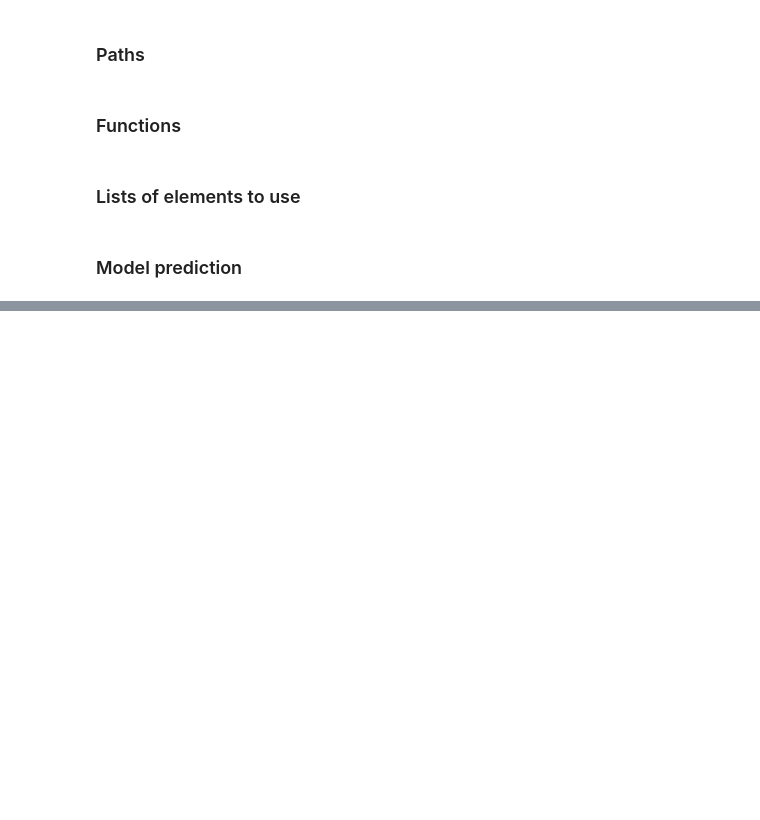
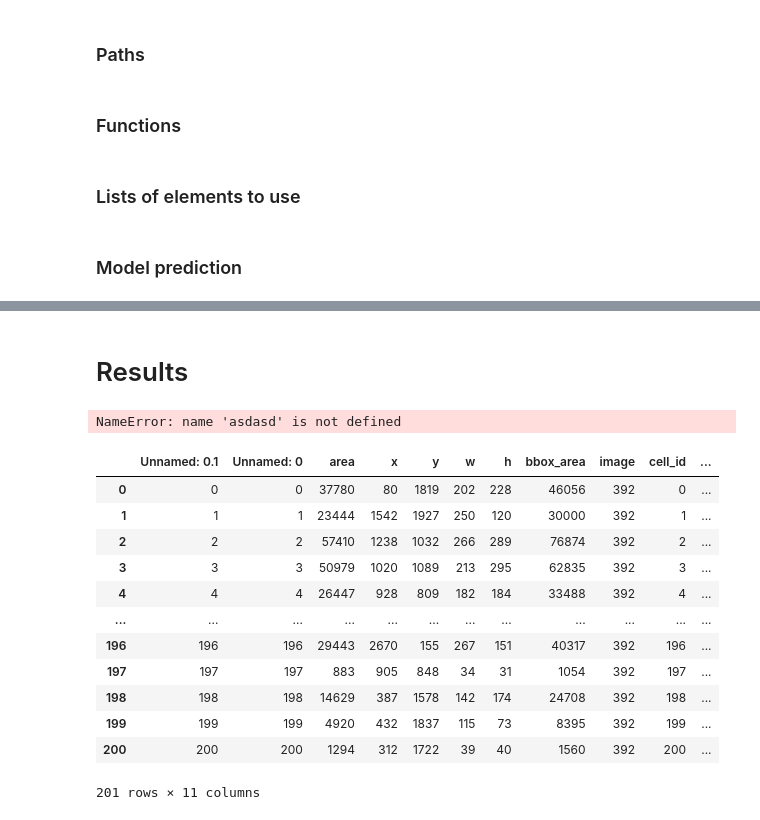
Before and after one commit to RawthiL/giar_ina_dev, a Jupyter notebook: notebooks/clasiffy_df.ipynb, the cells around one changed output, grey strips where cells are left out. Drawn from its saved outputs; the diff is of its cells as text; code cells hidden in the pictures; blank space fills up the shorter version.

```diff
--- a/notebooks/clasiffy_df.ipynb
+++ b/notebooks/clasiffy_df.ipynb
@@ -52,6 +53,15 @@ CROPS_PATH = '../output/cropped_cells_full/'
 MODELS_PATH = '../models/'
 IMAGES_PATH = '../media/data/input/'
 JSON_PATH = '../media/corte-28-10-2023.json'
+OUTPUT_PATH =
+
+# CSV_PATH = '../untracked/datasets/Abril2023/sam_uploaded_out'
+# CROPS_PATH = '../untracked/datasets/Abril2023/cropped_cells'
+# MODELS_PATH = '../untracked/test models'
+# IMAGES_PATH = '../untracked/datasets/Abril2023/raw_dataset/input'
+# JSON_PATH = '../untracked/datasets/Abril2023/corte-28-10-2023.json'
+
+# OUTPUT_PATH = '../untracked/outputs'
 # %% [markdown]
 ### Functions
 # %%
@@ -69,7 +79,7 @@ def predict_cell(model_path, image_path, images_batch):
   """
   images = []
   for image in images_batch:
-      img = cv.imread(image_path+image)#, cv.IMREAD_GRAYSCALE)
+      img = cv.imread(os.path.join(image_path,image))#, cv.IMREAD_GRAYSCALE)
       img = cv.resize(img, (128, 128))
       img = img / 255.0
       images.append(img)
@@ -126,8 +136,12 @@ with open(JSON_PATH, 'r') as f: #json with the information of the filename of th
 # %%
 for model_idx, model in enumerate(models):
 
-    base_model, _ = os.path.splitext(model)
-    output = f"../output/evaluated/{base_model}"
+    base_model, ext = os.path.splitext(model)
+    if '.keras' != ext:
+        continue
+
+    output = os.path.join(OUTPUT_PATH, "evaluated", base_model)
+
     if not os.path.exists(output): #Create dirs for each model used
         os.makedirs(output)
 
@@ -155,0 +281,28 @@ for model_idx, model in enumerate(models):
+# %% [markdown]
+# Results
+# %%
+for model_idx, model in enumerate(models):
+    output = os.path.join(OUTPUT_PATH, "evaluated", base_model)
+    if not os.path.exists(output):
+        continue
+    for og_image_idx, og_image in enumerate(og_images):
+        df = pd.read_csv(os.path.join(output, f"{img_name}.csv"))
+        asdasd
+# %% [output]
+NameError: name 'asdasd' is not defined
+# %%
+df
+# %% [output]
+|  | Unnamed: 0.1 | Unnamed: 0 | area | x | y | w | h | bbox_area | image | cell_id | ... |
+| 0 | 0 | 0 | 37780 | 80 | 1819 | 202 | 228 | 46056 | 392 | 0 | ... |
+| 1 | 1 | 1 | 23444 | 1542 | 1927 | 250 | 120 | 30000 | 392 | 1 | ... |
+| 2 | 2 | 2 | 57410 | 1238 | 1032 | 266 | 289 | 76874 | 392 | 2 | ... |
+| 3 | 3 | 3 | 50979 | 1020 | 1089 | 213 | 295 | 62835 | 392 | 3 | ... |
+| 4 | 4 | 4 | 26447 | 928 | 809 | 182 | 184 | 33488 | 392 | 4 | ... |
+| ... | ... | ... | ... | ... | ... | ... | ... | ... | ... | ... | ... |
+| 196 | 196 | 196 | 29443 | 2670 | 155 | 267 | 151 | 40317 | 392 | 196 | ... |
+| 197 | 197 | 197 | 883 | 905 | 848 | 34 | 31 | 1054 | 392 | 197 | ... |
+| 198 | 198 | 198 | 14629 | 387 | 1578 | 142 | 174 | 24708 | 392 | 198 | ... |
+| 199 | 199 | 199 | 4920 | 432 | 1837 | 115 | 73 | 8395 | 392 | 199 | ... |
+| 200 | 200 | 200 | 1294 | 312 | 1722 | 39 | 40 | 1560 | 392 | 200 | ... |
+201 rows × 11 columns
```
Also changed, not shown: parts of 2 cells of this notebook, 1 other file.
